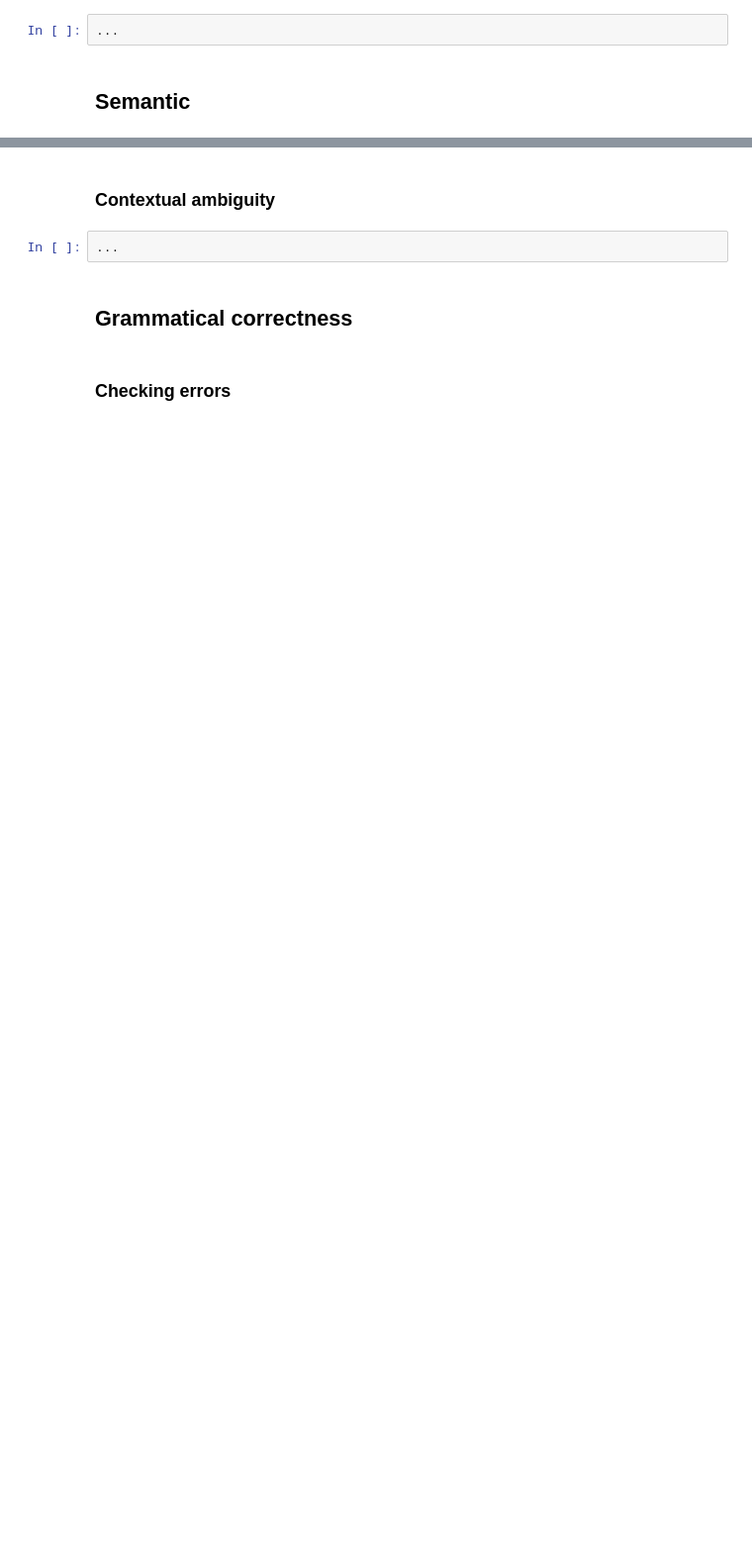
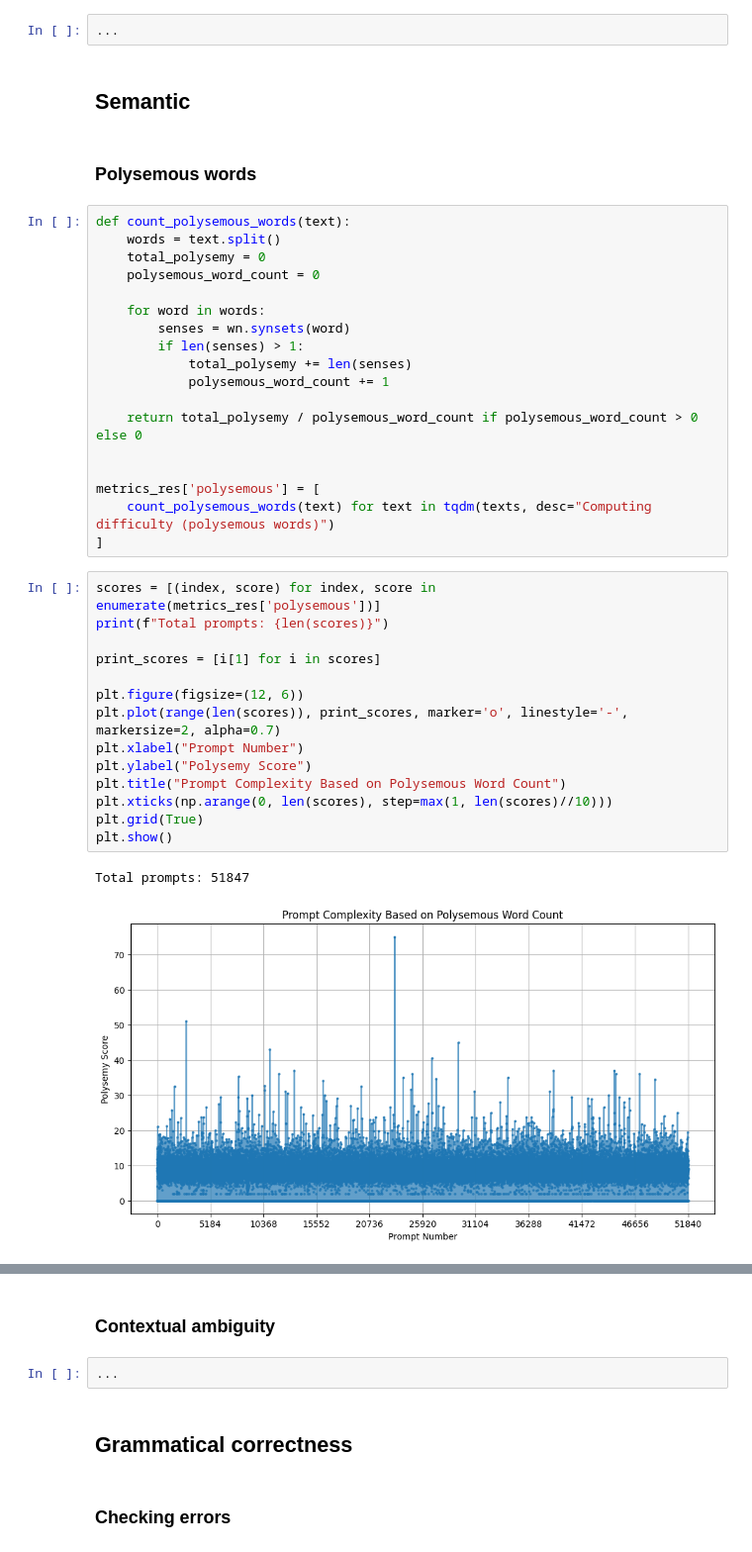
Before and after one commit to Nickolaus-899/LSD_metrics, a Jupyter notebook: metrics.ipynb, the cells around one changed output, grey strips where cells are left out. Shown at 99% size. Drawn from its saved outputs; the diff is of its cells as text; blank space fills up the shorter version.

```diff
--- a/metrics.ipynb
+++ b/metrics.ipynb
@@ -268,3 +393,40 @@ The speed at which a man can row a boat in still water is 9.5 kmph. If he rows d
 ...
 # %% [markdown]
 ## Semantic
+# %% [markdown]
+### Polysemous words
+# %%
+def count_polysemous_words(text):
+    words = text.split()
+    total_polysemy = 0
+    polysemous_word_count = 0
+
+    for word in words:
+        senses = wn.synsets(word)
+        if len(senses) > 1:
+            total_polysemy += len(senses)
+            polysemous_word_count += 1
+
+    return total_polysemy / polysemous_word_count if polysemous_word_count > 0 else 0
+
+
+metrics_res['polysemous'] = [
+    count_polysemous_words(text) for text in tqdm(texts, desc="Computing difficulty (polysemous words)")
+]
+# %%
+scores = [(index, score) for index, score in enumerate(metrics_res['polysemous'])]
+print(f"Total prompts: {len(scores)}")
+
+print_scores = [i[1] for i in scores]
+
+plt.figure(figsize=(12, 6))
+plt.plot(range(len(scores)), print_scores, marker='o', linestyle='-', markersize=2, alpha=0.7)
+plt.xlabel("Prompt Number")
+plt.ylabel("Polysemy Score")
+plt.title("Prompt Complexity Based on Polysemous Word Count")
+plt.xticks(np.arange(0, len(scores), step=max(1, len(scores)//10)))
+plt.grid(True)
+plt.show()
+# %% [output]
+Total prompts: 51847
+[figure, added]
```
Also changed, not shown: parts of 28 cells of this notebook.
